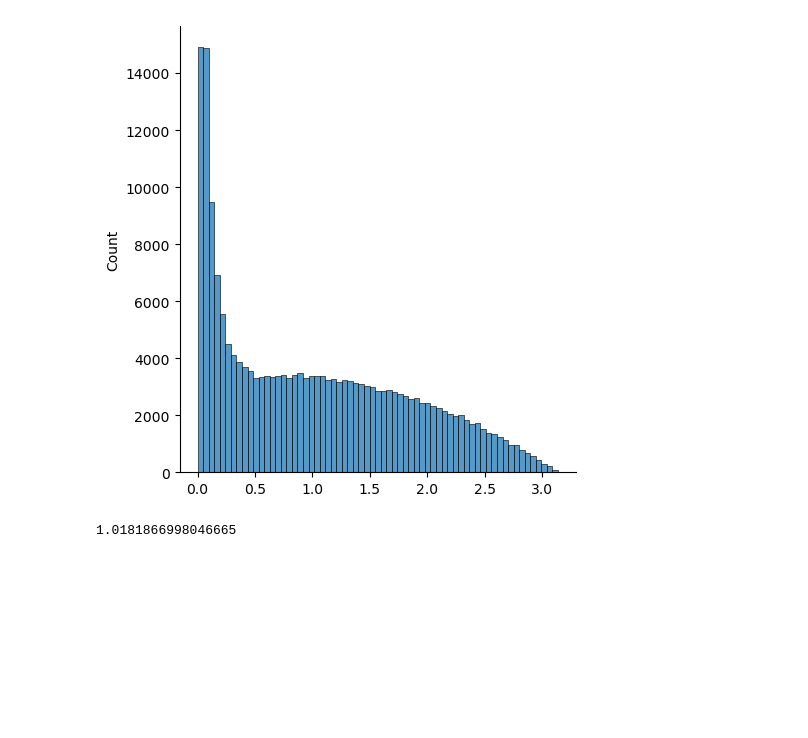
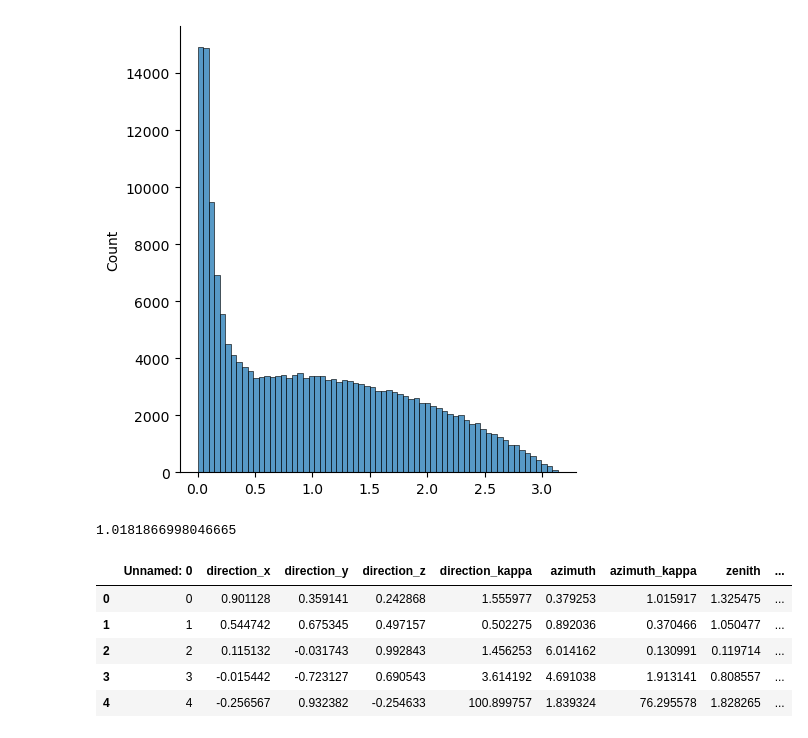
Before and after one commit to IMOKURI/kaggle-ice-cube, a Jupyter notebook: notebook/EDA.ipynb, the cells around one changed output. Drawn from its saved outputs; the diff is of its cells as text; code cells hidden in the pictures; blank space fills up the shorter version.

```diff
--- a/notebook/EDA.ipynb
+++ b/notebook/EDA.ipynb
@@ -849,3 +851,12 @@ sns.displot(score_merge_1_2)
 angular_dist_score(valid_df["azimuth"], valid_df["zenith"], submission_merge_1_2["azimuth"], submission_merge_1_2["zenith"])
 # %% [output]
 1.0181866998046665
+# %%
+results.head()
+# %% [output]
+|  | Unnamed: 0 | direction_x | direction_y | direction_z | direction_kappa | azimuth | azimuth_kappa | zenith | ... |
+| 0 | 0 | 0.901128 | 0.359141 | 0.242868 | 1.555977 | 0.379253 | 1.015917 | 1.325475 | ... |
+| 1 | 1 | 0.544742 | 0.675345 | 0.497157 | 0.502275 | 0.892036 | 0.370466 | 1.050477 | ... |
+| 2 | 2 | 0.115132 | -0.031743 | 0.992843 | 1.456253 | 6.014162 | 0.130991 | 0.119714 | ... |
+| 3 | 3 | -0.015442 | -0.723127 | 0.690543 | 3.614192 | 4.691038 | 1.913141 | 0.808557 | ... |
+| 4 | 4 | -0.256567 | 0.932382 | -0.254633 | 100.899757 | 1.839324 | 76.295578 | 1.828265 | ... |
```
Also changed, not shown: parts of 10 cells of this notebook, 8 other files.
